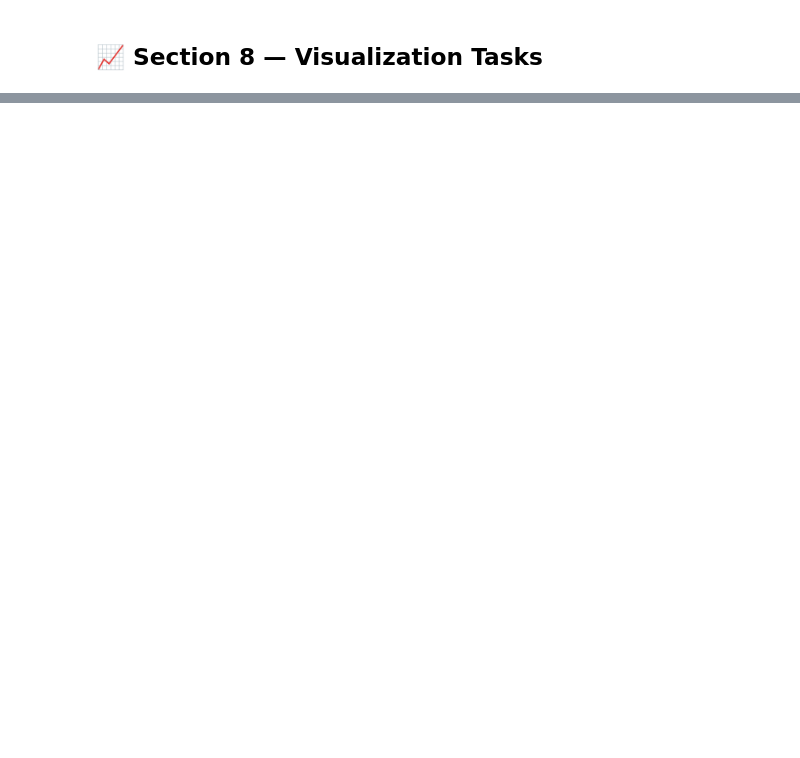
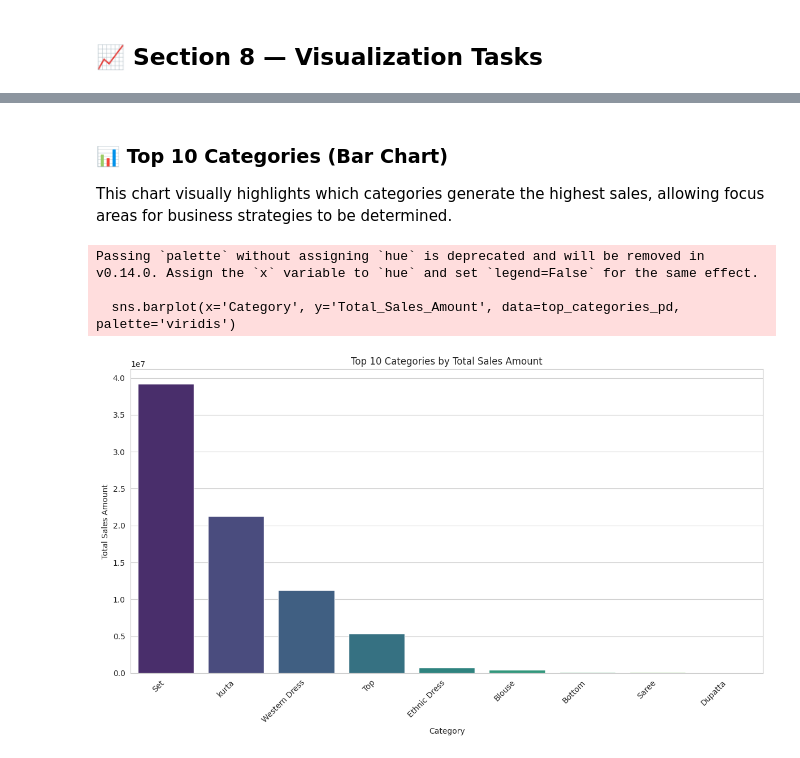
Before and after one commit to KursaDSc/-Amazon-E-Commerce-Sales-Data-Analysis-using-PySpark, a Jupyter notebook: Amazon_Sales_Dataset_Project.ipynb, the cells around one changed output, grey strips where cells are left out. Drawn from its saved outputs; the diff is of its cells as text; code cells hidden in the pictures; blank space fills up the shorter version.

```diff
--- a/Amazon_Sales_Dataset_Project.ipynb
+++ b/Amazon_Sales_Dataset_Project.ipynb
@@ -770,2 +1025,11 @@ Distributed storage systems like **HDFS (Hadoop Distributed File System)** and *
 # %% [markdown]
 ## 📈 Section 8 — Visualization Tasks
+# %%
+import matplotlib.pyplot as plt
+import seaborn as sns
+from pyspark.sql.functions import col, sum, avg, to_date, date_format, round
+
+# Set default style for matplotlib/seaborn charts
+sns.set_style("whitegrid")
+plt.rcParams['figure.figsize'] = (12, 6) # Default figure size
+plt.rcParams['figure.dpi'] = 100 # Default dpi for better resolution
@@ -771,0 +1063,30 @@ Distributed storage systems like **HDFS (Hadoop Distributed File System)** and *
+# %% [markdown]
+### 📊 Top 10 Categories (Bar Chart)
+This chart visually highlights which categories generate the highest sales, allowing focus areas for business strategies to be determined.
+# %%
+## 2. TOP 10 CATEGORIES (BAR CHART)
+
+# Prepare data: Aggregate total sales by category
+top_categories_df = amazon_df \
+    .groupBy("Category") \
+    .agg(round(sum("Amount"), 2).alias("Total_Sales_Amount")) \
+    .orderBy(col("Total_Sales_Amount").desc()) \
+    .limit(10)
+
+# Convert to Pandas for visualization
+top_categories_pd = top_categories_df.toPandas()
+
+# Create Bar Chart
+plt.figure(figsize=(12, 7))
+sns.barplot(x='Category', y='Total_Sales_Amount', data=top_categories_pd, palette='viridis')
+plt.title('Top 10 Categories by Total Sales Amount')
+plt.xlabel('Category')
+plt.ylabel('Total Sales Amount')
+plt.xticks(rotation=45, ha='right')
+plt.tight_layout()
+plt.show()
+# %% [output]
+Passing `palette` without assigning `hue` is deprecated and will be removed in v0.14.0. Assign the `x` variable to `hue` and set `legend=False` for the same effect.
+
+  sns.barplot(x='Category', y='Total_Sales_Amount', data=top_categories_pd, palette='viridis')
+[figure, added]
```
Also changed, not shown: parts of 36 cells of this notebook.
